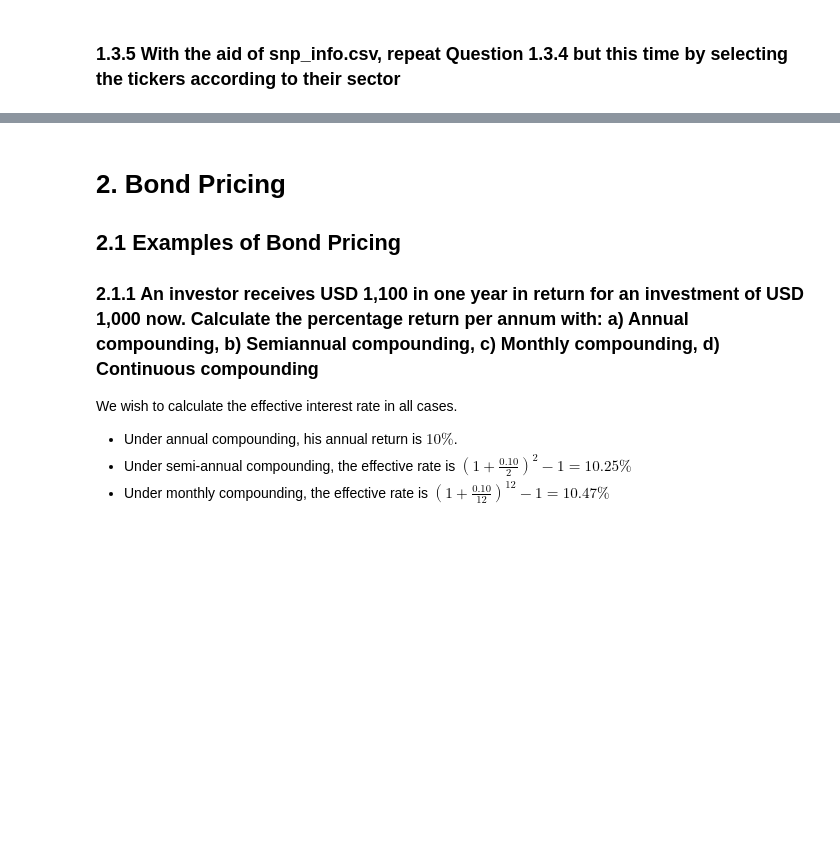
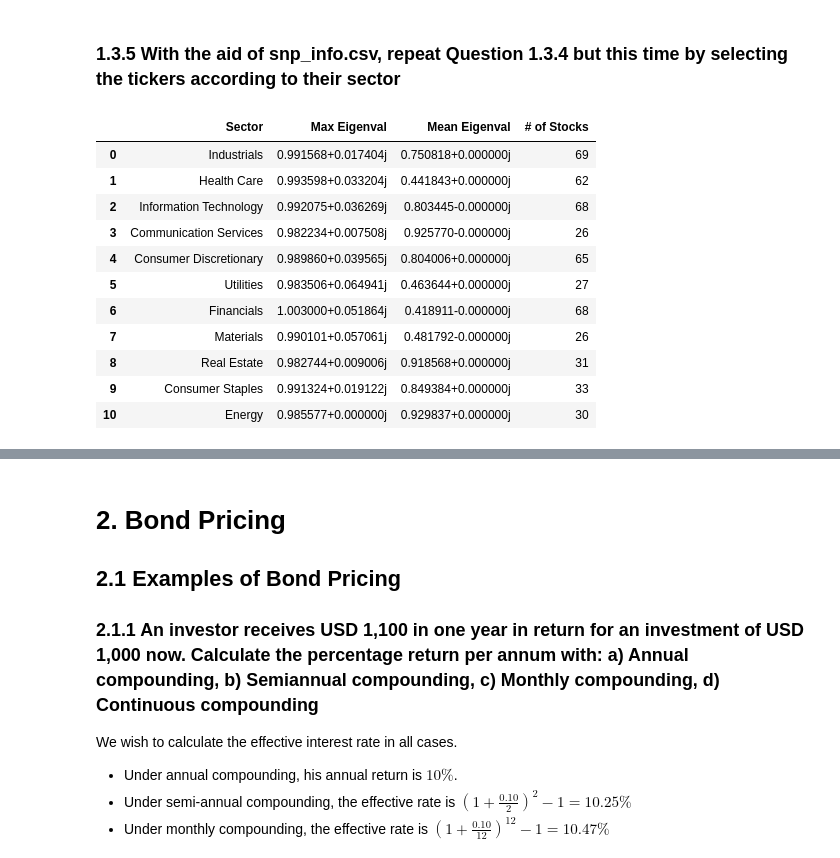
Before and after one commit to Darrekt/SPMLF-CW, a Jupyter notebook: main.ipynb, the cells around one changed output, grey strips where cells are left out. Saved outputs shown, nothing was run; the diff lists cells and outputs as text; code cells hidden in the pictures; blank space fills up the shorter version.

```diff
--- a/main.ipynb
+++ b/main.ipynb
@@ -404,6 +409,41 @@ Min:  (0.7144928806785362-0.1292761251261281j)
 # %% [markdown]
 ### 1.3.5 With the aid of snp_info.csv, repeat Question 1.3.4 but this time by selecting the tickers according to their sector
-# %%
-for sector in info[‘GICS Sector ’].unique():
-    tickers = info.loc[info[‘GICS Sector’]==sector][‘Symbol’].tolist()
-    stocks = df [ tickers ]
+# %%
+mean_eigens = []
+max_eigens = []
+num_stonks = []
+
+for sector in info['GICS Sector'].unique():
+    tickers = info.loc[info['GICS Sector']==sector]['Symbol'].tolist()
+    stocks = df[tickers]
+    stocks_ma = stocks.rolling(window=66).mean()
+    stocks_detrended = stocks.sub(stocks_ma).dropna()
+
+    model = VAR(stocks_detrended)
+    results = model.fit(1)
+    results.params[1:].transpose()
+    A = results.params[1:].values
+    eigA, _ = np.linalg.eig(A)
+
+    mean_eigens += [eigA.mean()]
+    max_eigens += [eigA.max()]
+    num_stonks += [len(tickers)]
+
+results = pd.DataFrame(info['GICS Sector'].unique(), columns=["Sector"])
+results['Max Eigenval'] = max_eigens
+results['Mean Eigenval'] = mean_eigens
+results['# of Stocks'] = num_stonks
+results
+# %% [output]
+|  | Sector | Max Eigenval | Mean Eigenval | # of Stocks |
+| 0 | Industrials | 0.991568+0.017404j | 0.750818+0.000000j | 69 |
+| 1 | Health Care | 0.993598+0.033204j | 0.441843+0.000000j | 62 |
+| 2 | Information Technology | 0.992075+0.036269j | 0.803445-0.000000j | 68 |
+| 3 | Communication Services | 0.982234+0.007508j | 0.925770-0.000000j | 26 |
+| 4 | Consumer Discretionary | 0.989860+0.039565j | 0.804006+0.000000j | 65 |
+| 5 | Utilities | 0.983506+0.064941j | 0.463644+0.000000j | 27 |
+| 6 | Financials | 1.003000+0.051864j | 0.418911-0.000000j | 68 |
+| 7 | Materials | 0.990101+0.057061j | 0.481792-0.000000j | 26 |
+| 8 | Real Estate | 0.982744+0.009006j | 0.918568+0.000000j | 31 |
+| 9 | Consumer Staples | 0.991324+0.019122j | 0.849384+0.000000j | 33 |
+| 10 | Energy | 0.985577+0.000000j | 0.929837+0.000000j | 30 |
```
Also changed, not shown: parts of 8 cells of this notebook.
